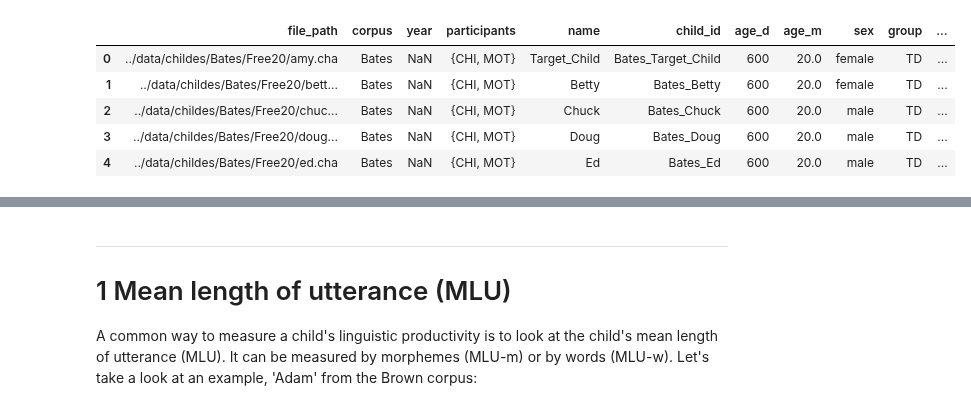
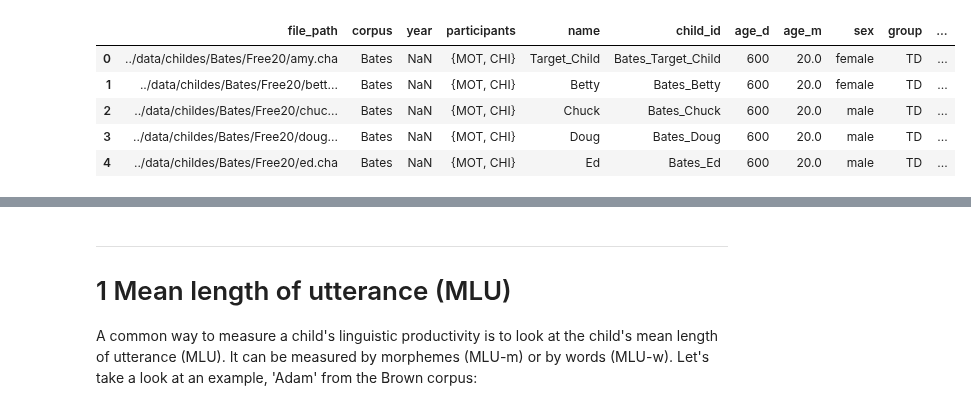
Before and after one commit to Data-Science-for-Linguists-2022/Child-Vocab-Development, a Jupyter notebook: code/exploratory_analysis.ipynb, the cells around one changed output, grey strips where cells are left out. Drawn from its saved outputs; the diff is of its cells as text; code cells hidden in the pictures.

```diff
--- a/code/exploratory_analysis.ipynb
+++ b/code/exploratory_analysis.ipynb
@@ -45,39 +52,40 @@ from collections import Counter
 from heapq import nlargest
 import matplotlib.pyplot as plt
 import numpy as np
 import pandas as pd
 import pickle
 import pprint                          # For pretty printing
 import pylangacq                       # For reading CHAT files
-from tqdm import tqdm                  # For showing progress bar
 from wordcloud import WordCloud as wc
 
-# use ggplot style for figures
-# plt.style.use('ggplot')
+# For showing progress bar
+#   This is useful for estimating the efficiency of the code. You can disable it
+#   by remove tqdm() in the code.
+from tqdm import tqdm
 
 # Unpickle data
-data_idx = pickle.load(open('../data/childes/data_idx.pkl', 'rb'))
+data_idx = pickle.load(open('../data/childes/data_idx_processed.pkl', 'rb'))
 
 # Pretty printing for better readability
 # With this, you can print dict in compact format instead of one item
 #   per line. Items will be in alphabetical order. Nested Dict will be printed
 #   with suitable indentation. It will also print Counter in descending order.
 #   To use this, call cp.pprint()
 cp = pprint.PrettyPrinter(compact=True, sort_dicts=True)
 
 # Function to get all labels of a given variable (e.g. 'mot_edu')
 def get_labels(var):
     labels_by_corpus = {}
     corpus_set = set(data_idx.corpus)
     for c in corpus_set:
         labels_by_corpus[c] = set(data_idx[var][data_idx.corpus==c])
     return labels_by_corpus
 
 data_idx.head()
 # %% [output]
 |  | file_path | corpus | year | participants | name | child_id | age_d | age_m | sex | group | ... |
-| 0 | ../data/childes/Bates/Free20/amy.cha | Bates | NaN | {CHI, MOT} | Target_Child | Bates_Target_Child | 600 | 20.0 | female | TD | ... |
-| 1 | ../data/childes/Bates/Free20/bett... | Bates | NaN | {CHI, MOT} | Betty | Bates_Betty | 600 | 20.0 | female | TD | ... |
-| 2 | ../data/childes/Bates/Free20/chuc... | Bates | NaN | {CHI, MOT} | Chuck | Bates_Chuck | 600 | 20.0 | male | TD | ... |
-| 3 | ../data/childes/Bates/Free20/doug... | Bates | NaN | {CHI, MOT} | Doug | Bates_Doug | 600 | 20.0 | male | TD | ... |
-| 4 | ../data/childes/Bates/Free20/ed.cha | Bates | NaN | {CHI, MOT} | Ed | Bates_Ed | 600 | 20.0 | male | TD | ... |
+| 0 | ../data/childes/Bates/Free20/amy.cha | Bates | NaN | {MOT, CHI} | Target_Child | Bates_Target_Child | 600 | 20.0 | female | TD | ... |
+| 1 | ../data/childes/Bates/Free20/bett... | Bates | NaN | {MOT, CHI} | Betty | Bates_Betty | 600 | 20.0 | female | TD | ... |
+| 2 | ../data/childes/Bates/Free20/chuc... | Bates | NaN | {MOT, CHI} | Chuck | Bates_Chuck | 600 | 20.0 | male | TD | ... |
+| 3 | ../data/childes/Bates/Free20/doug... | Bates | NaN | {MOT, CHI} | Doug | Bates_Doug | 600 | 20.0 | male | TD | ... |
+| 4 | ../data/childes/Bates/Free20/ed.cha | Bates | NaN | {MOT, CHI} | Ed | Bates_Ed | 600 | 20.0 | male | TD | ... |
```
Also changed, not shown: parts of 35 cells of this notebook.
